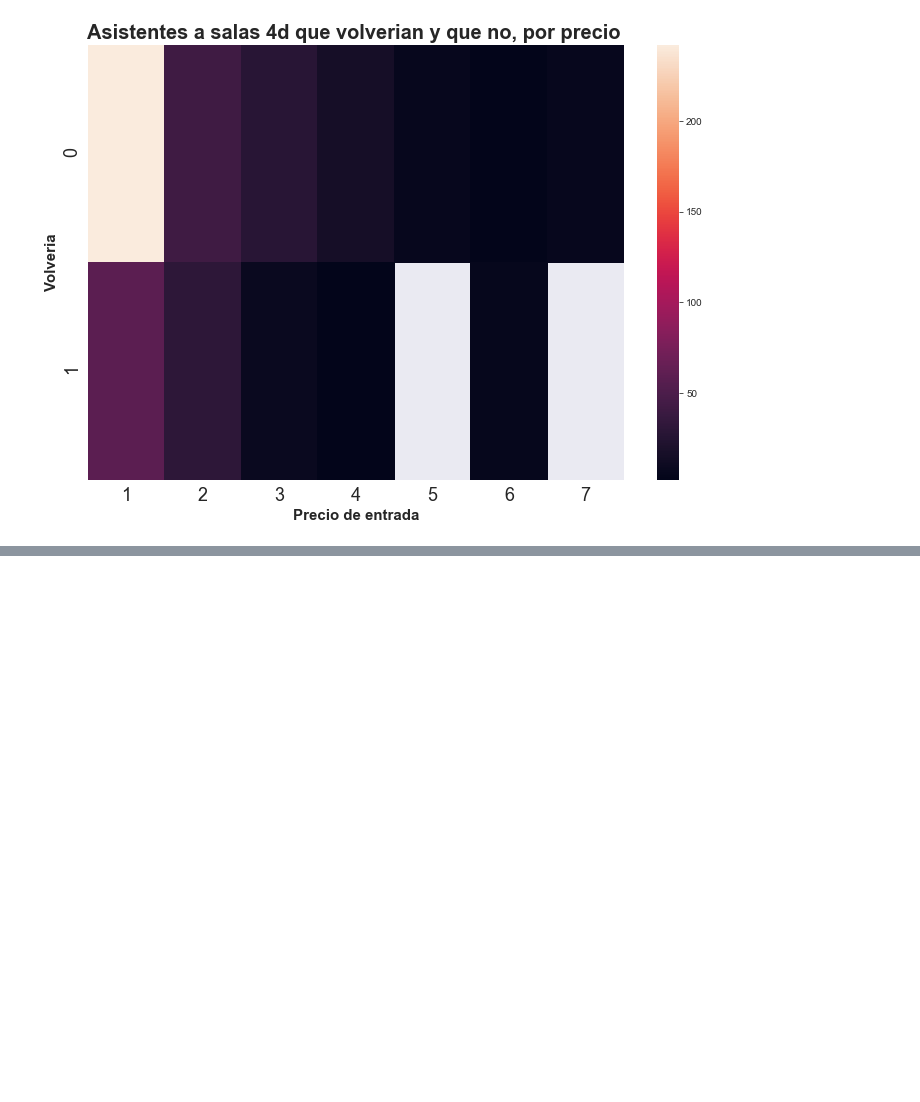
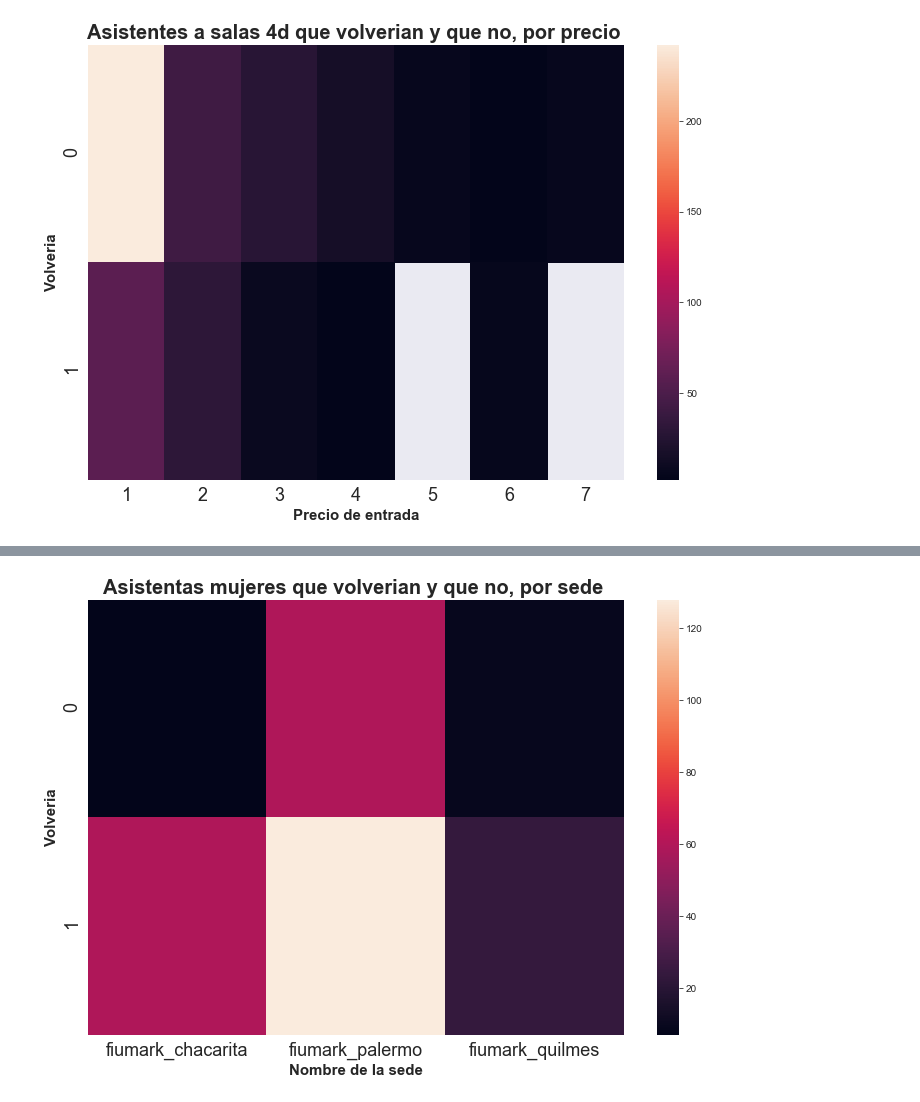
Before and after one commit to lionelguglielmone/OrgaDeCompusTP, a Jupyter notebook: tp1_main.ipynb, the cells around one changed output, grey strips where cells are left out. Cells and saved outputs as stored; diff of their text form; code cells hidden in the pictures; blank space fills up the shorter version.

```diff
--- a/tp1_main.ipynb
+++ b/tp1_main.ipynb
@@ -1193,0 +1265,3 @@ agregar comentario sobre el grafico
+# %%
+df_nombre_sede_vs_genero_mujer = df_nombre_sede_vs_genero[df_nombre_sede_vs_genero['genero']=='mujer']
+df_nombre_sede_vs_genero_mujer.head()
@@ -1193,0 +1275,6 @@ agregar comentario sobre el grafico
+# %%
+df_nombre_sede_vs_genero_mujer['total_mujeres'] = df_nombre_sede_vs_genero_mujer.groupby(['nombre_sede','volveria'])['genero'].transform('count')
+df_nombre_sede_vs_genero_mujer = df_nombre_sede_vs_genero_mujer.drop_duplicates()
+del df_nombre_sede_vs_genero_mujer['genero']
+df_nombre_sede_vs_genero_mujer = df_nombre_sede_vs_genero_mujer.sort_values('nombre_sede')
+df_nombre_sede_vs_genero_mujer.head(10)
@@ -1193,0 +1294,13 @@ agregar comentario sobre el grafico
+# %%
+parametros_mujeres = df_nombre_sede_vs_genero_mujer.pivot("volveria", "nombre_sede", "total_mujeres")
+plt.figure(figsize = (12,8))
+ax = sns.heatmap(parametros_mujeres)#,cmap="Blues")
+plt.tick_params(labelsize=18)
+
+sns.despine(left = True, bottom = True)
+plt.xlabel ('Nombre de la sede', fontweight = 'semibold', fontsize = 15)
+plt.ylabel ('Volveria', fontweight = 'semibold', fontsize = 15)
+plt.title ('Asistentas mujeres que volverian y que no, por sede ', fontweight = 'semibold', fontsize = 20)
+plt.show()
+# %% [output]
+[figure, added]
```
Also changed, not shown: parts of 26 cells of this notebook.
